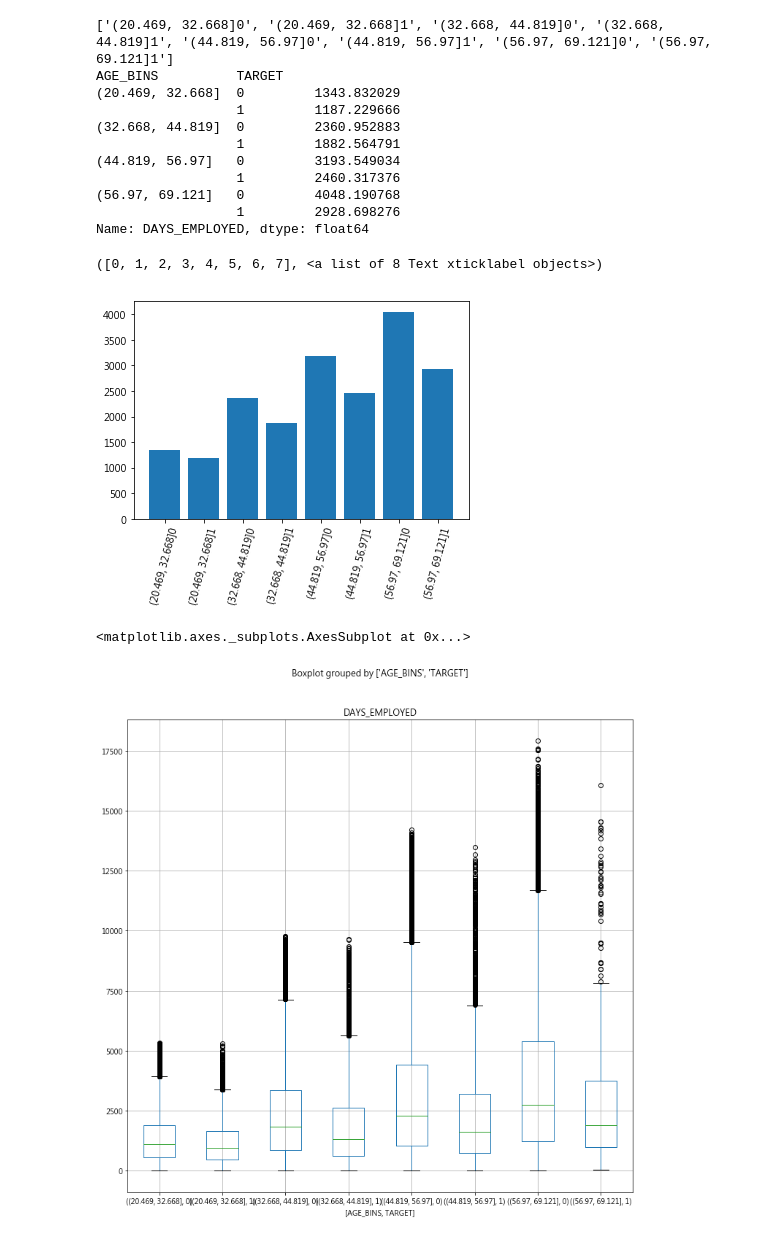
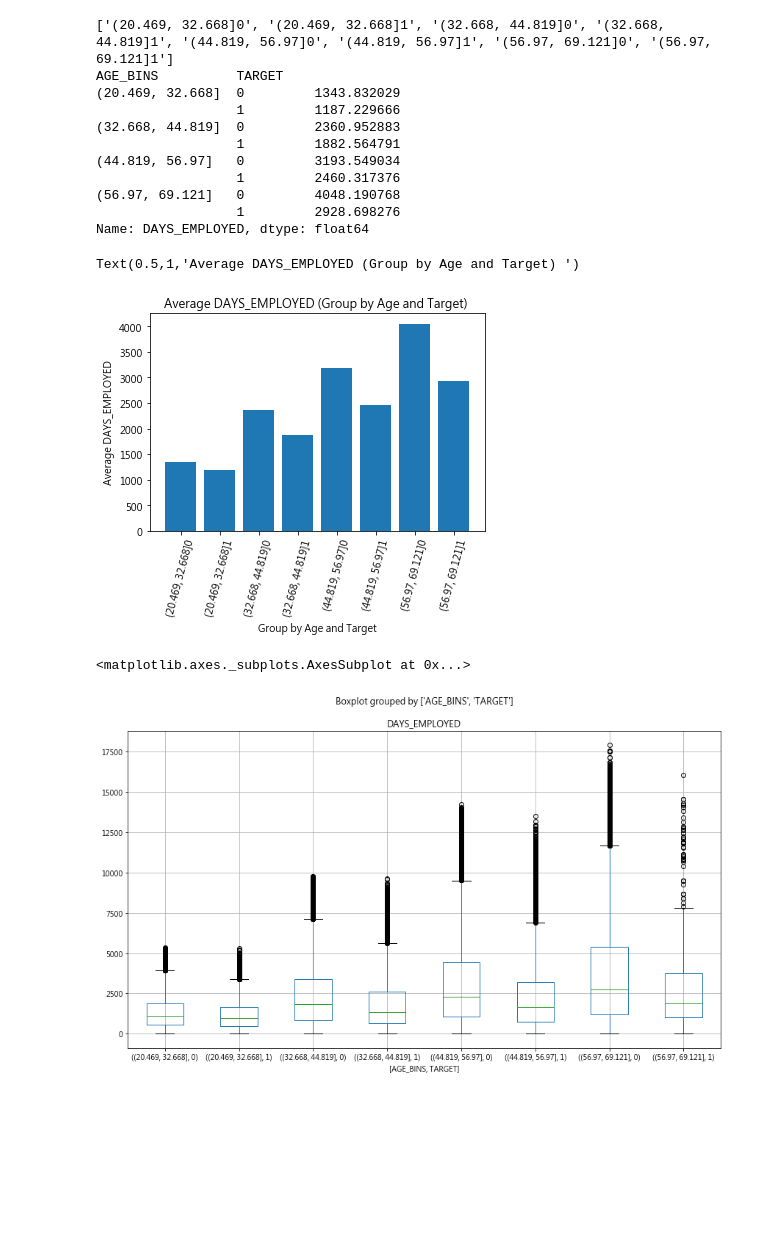
Before and after one commit to kevinkjchen/4th-ML100Days, a Jupyter notebook: homework/Day_018_HW.ipynb, the cells around one changed output. Saved outputs shown, nothing was run; the diff lists cells and outputs as text; code cells hidden in the pictures; blank space fills up the shorter version.

Commit message:
Update Day_018_HW.ipynb
add labels and title of figures

```diff
--- a/homework/Day_018_HW.ipynb
+++ b/homework/Day_018_HW.ipynb
@@ -138,12 +141,15 @@ Name: DAYS_EMPLOYED, dtype: float64
 # %%
 #不同年齡的各組, 會準時還貸者(TARGET=0)的平均'DAYS_EMPLOYED' 都比不會準時還貸者(TARGET=1)較大
 plt.bar(x,y.values)
 plt.xticks(rotation=75)
+plt.xlabel('Group by Age and Target')
+plt.ylabel('Average DAYS_EMPLOYED')
+plt.title('Average DAYS_EMPLOYED (Group by Age and Target) ')
 # %% [output]
-([0, 1, 2, 3, 4, 5, 6, 7], <a list of 8 Text xticklabel objects>)
+Text(0.5,1,'Average DAYS_EMPLOYED (Group by Age and Target) ')
-[figure, old version]
+[figure, new version]
 # %%
-app_train.boxplot(column='DAYS_EMPLOYED', by=['AGE_BINS','TARGET'], figsize=(12,12))
+app_train.boxplot(column='DAYS_EMPLOYED', by=['AGE_BINS','TARGET'], figsize=(14,8))
 # %% [output]
 <matplotlib.axes._subplots.AxesSubplot at 0x...>
-[figure, old version]
+[figure, new version]
```
Also changed, not shown: parts of 2 cells of this notebook.
